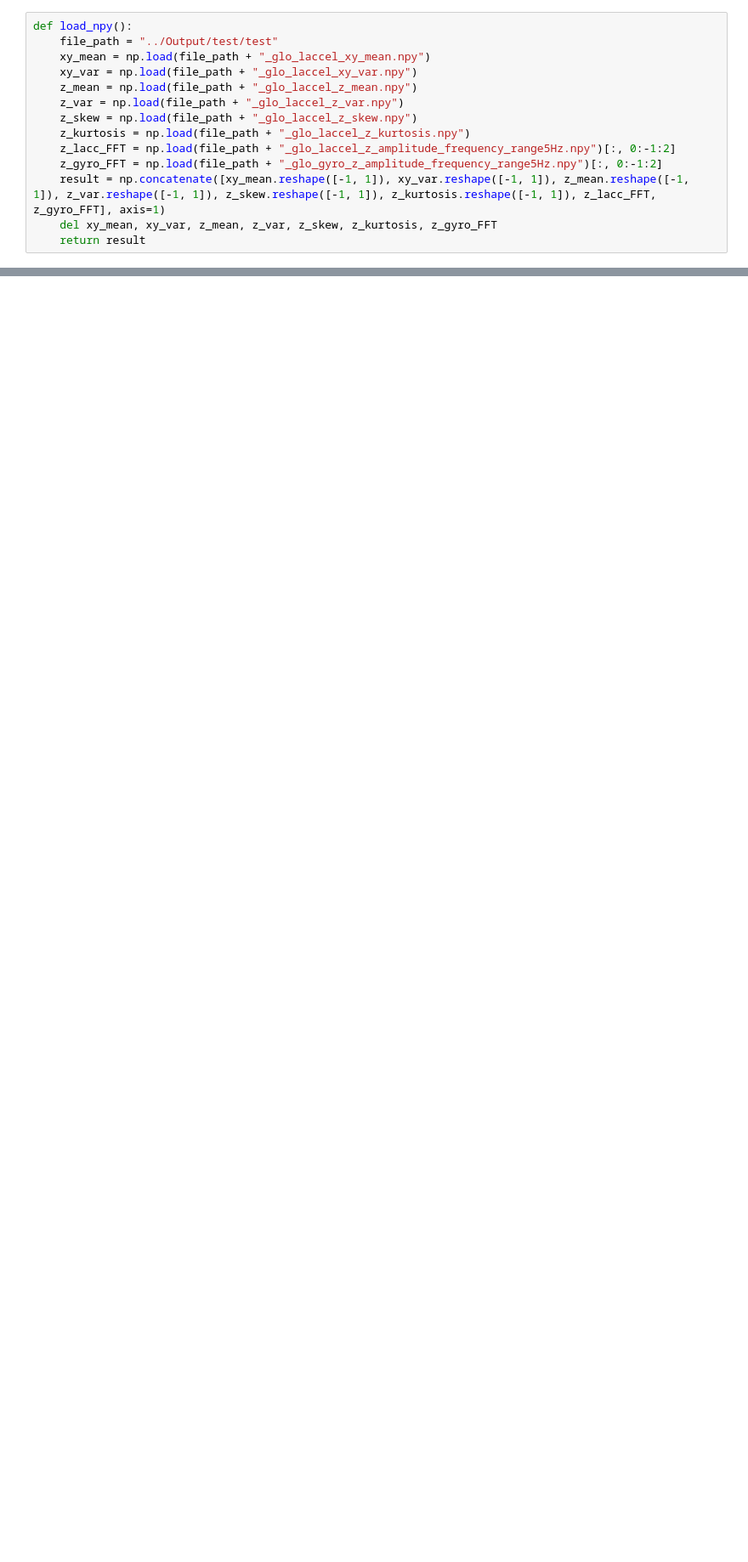
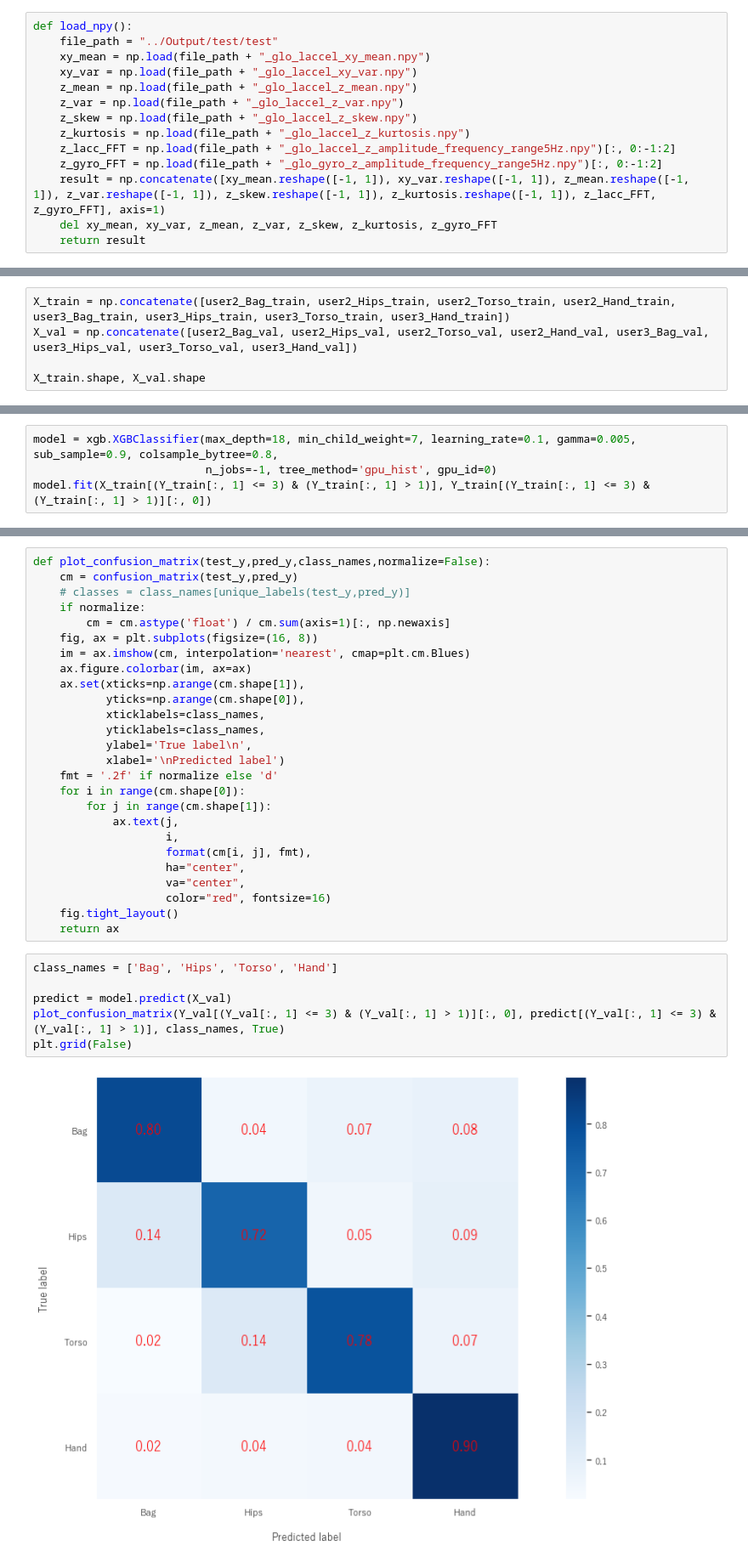
Before and after one commit to nekketsu2010/SHL2020, a Jupyter notebook: Notebook/testデータ保持位置特定.ipynb, the cells around one changed output, grey strips where cells are left out. Shown at 85% size. Drawn from its saved outputs; the diff is of its cells as text; blank space fills up the shorter version.

```diff
--- a/Notebook/testデータ保持位置特定.ipynb
+++ b/Notebook/testデータ保持位置特定.ipynb
@@ -66,0 +156,5 @@ test.shape
+# %%
+X_train = np.concatenate([user2_Bag_train, user2_Hips_train, user2_Torso_train, user2_Hand_train, user3_Bag_train, user3_Hips_train, user3_Torso_train, user3_Hand_train])
+X_val = np.concatenate([user2_Bag_val, user2_Hips_val, user2_Torso_val, user2_Hand_val, user3_Bag_val, user3_Hips_val, user3_Torso_val, user3_Hand_val])
+
+X_train.shape, X_val.shape
@@ -66,0 +163,4 @@ test.shape
+# %%
+model = xgb.XGBClassifier(max_depth=18, min_child_weight=7, learning_rate=0.1, gamma=0.005, sub_sample=0.9, colsample_bytree=0.8,
+                          n_jobs=-1, tree_method='gpu_hist', gpu_id=0)
+model.fit(X_train[(Y_train[:, 1] <= 3) & (Y_train[:, 1] > 1)], Y_train[(Y_train[:, 1] <= 3) & (Y_train[:, 1] > 1)][:, 0])
@@ -66,0 +178,34 @@ test.shape
+# %%
+def plot_confusion_matrix(test_y,pred_y,class_names,normalize=False):
+    cm = confusion_matrix(test_y,pred_y)
+    # classes = class_names[unique_labels(test_y,pred_y)]
+    if normalize:
+        cm = cm.astype('float') / cm.sum(axis=1)[:, np.newaxis]
+    fig, ax = plt.subplots(figsize=(16, 8))
+    im = ax.imshow(cm, interpolation='nearest', cmap=plt.cm.Blues)
+    ax.figure.colorbar(im, ax=ax)
+    ax.set(xticks=np.arange(cm.shape[1]),
+           yticks=np.arange(cm.shape[0]),
+           xticklabels=class_names,
+           yticklabels=class_names,
+           ylabel='True label\n',
+           xlabel='\nPredicted label')
+    fmt = '.2f' if normalize else 'd'
+    for i in range(cm.shape[0]):
+        for j in range(cm.shape[1]):
+            ax.text(j,
+                    i,
+                    format(cm[i, j], fmt),
+                    ha="center",
+                    va="center",
+                    color="red", fontsize=16)
+    fig.tight_layout()
+    return ax
+# %%
+class_names = ['Bag', 'Hips', 'Torso', 'Hand']
+
+predict = model.predict(X_val)
+plot_confusion_matrix(Y_val[(Y_val[:, 1] <= 3) & (Y_val[:, 1] > 1)][:, 0], predict[(Y_val[:, 1] <= 3) & (Y_val[:, 1] > 1)], class_names, True)
+plt.grid(False)
+# %% [output]
+[figure, added]
```
Also changed, not shown: parts of 68 cells of this notebook, 6 other files.
